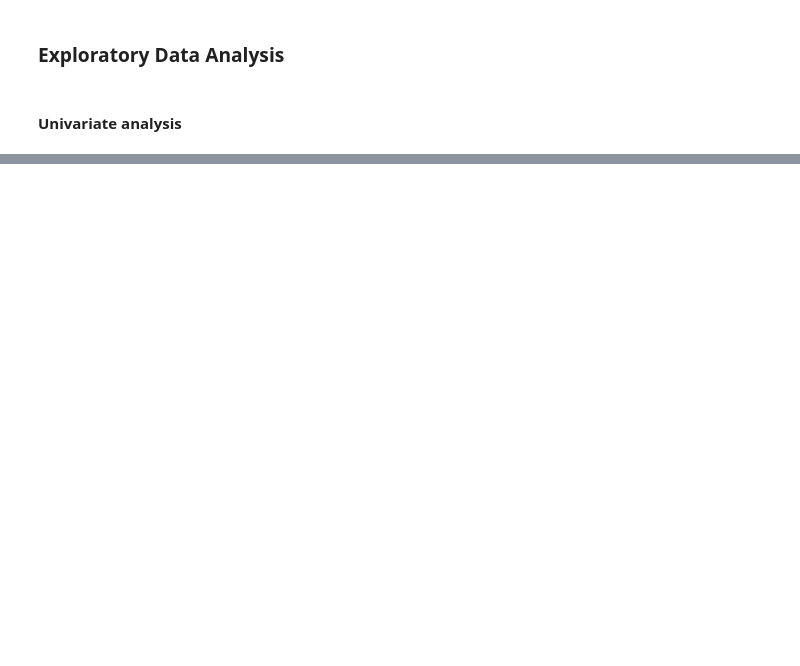
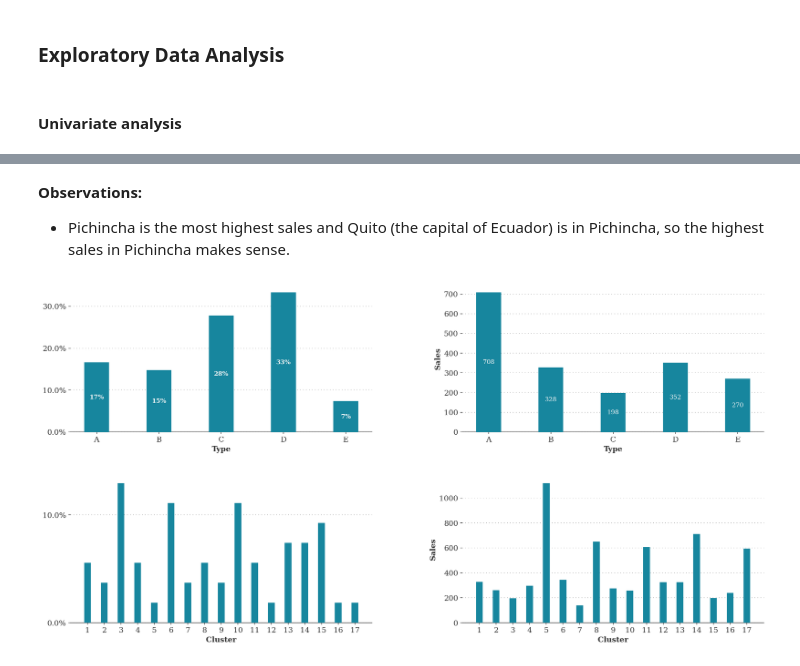
Before and after one commit to yejiseoung/Store_Time_Series_Forcasting, a Jupyter notebook: Store_Time_Series_Forcasting.ipynb, the cells around one changed output, grey strips where cells are left out. Saved outputs shown, nothing was run; the diff lists cells and outputs as text; code cells hidden in the pictures; blank space fills up the shorter version.

```diff
--- a/Store_Time_Series_Forcasting.ipynb
+++ b/Store_Time_Series_Forcasting.ipynb
@@ -980,0 +795,72 @@ df_train.head()
+# %% [markdown]
+__Observations:__
+- Pichincha is the most highest sales and Quito (the capital of Ecuador) is in Pichincha, so the highest sales in Pichincha makes sense.
+# %%
+fig = plt.figure(figsize=(20,10), dpi=150)
+fig.patch.set_facecolor('white')
+gs = fig.add_gridspec(2,2)
+gs.update(wspace=0.3, hspace=0.3)
+
+ax0 = fig.add_subplot(gs[0,0])
+ax1 = fig.add_subplot(gs[0,1])
+ax2 = fig.add_subplot(gs[1,0])
+ax3 = fig.add_subplot(gs[1,1])
+
+# ax0 - type
+data = pd.DataFrame(df_train['type'].value_counts())
+data['Percentage'] = data['type'].apply(lambda x: x/sum(data['type'])*100)
+data = data.sort_index()
+
+ax0.bar(np.arange(len(data)), height=data['Percentage'], zorder=3, color='#17869E', width=0.4)
+ax0.set_xticklabels(['', 'A', 'B', 'C', 'D', 'E'])
+ax0.yaxis.set_major_formatter(mtick.PercentFormatter())
+ax0.yaxis.set_major_locator(mtick.MultipleLocator(10))
+for i, j in zip([0,1,2,3,4], data['Percentage']):
+    ax0.annotate(f'{j:0.0f}%', xy=(i, j/2), color='#f6f6f6', horizontalalignment='center', verticalalignment='center', fontweight='bold')
+ax0.set_xlabel('Type', fontweight='bold', fontsize=12)
+ax0.grid(color='gray', linestyle=':', axis='y', zorder=0, dashes=(1,5))
+
+
+# ax1 - type vs. sales
+data = pd.DataFrame(df_train.groupby(['type'])['sales'].mean())
+data = data.sort_index()
+
+ax1.bar(np.arange(len(data)), height=data['sales'], zorder=3, color='#17869E', width=0.4)
+ax1.set_xticklabels(['', 'A', 'B', 'C', 'D', 'E'])
+for i, j in zip([0,1,2,3,4], data['sales']):
+    ax1.annotate(f'{j:0.0f}', xy=(i, j/2), color='#f6f6f6', horizontalalignment='center', verticalalignment='center')
+ax1.grid(color='gray', linestyle=':', axis='y', zorder=0, dashes=(1,5))
+ax1.set_xlabel('Type', fontweight='bold', fontsize=12)
+ax1.set_ylabel('Sales', fontweight='bold', fontsize=12)
+
+# ax2 - cluster
+data = pd.DataFrame(df_train['cluster'].value_counts())
+data['Percentage'] = data['cluster'].apply(lambda x: x/sum(data['cluster'])*100)
+data = data.sort_index()
+
+ax2.bar(np.arange(len(data)), height=data['Percentage'], zorder=3, color='#17869E', width=0.4)
+ax2.set_xticks(np.arange(len(data)))
+ax2.set_xticklabels(['1','2','3','4','5','6','7','8','9','10','11','12','13','14','15','16','17'])
+ax2.yaxis.set_major_formatter(mtick.PercentFormatter())
+ax2.yaxis.set_major_locator(mtick.MultipleLocator(10))
+ax2.set_xlabel('Cluster', fontweight='bold', fontsize=12)
+ax2.grid(color='gray', linestyle=':', axis='y', zorder=0, dashes=(1,5))
+
+
+# ax3 - cluster vs. sales
+data = pd.DataFrame(df_train.groupby(['cluster'])['sales'].mean())
+data = data.sort_index()
+
+ax3.bar(np.arange(len(data)), height=data['sales'], zorder=3, color='#17869E', width=0.4)
+ax3.set_xticks(np.arange(len(data)))
+ax3.set_xticklabels(['1','2','3','4','5','6','7','8','9','10','11','12','13','14','15','16','17'])
+ax3.set_xlabel('Cluster', fontweight='bold', fontsize=12)
+ax3.set_ylabel('Sales', fontweight='bold', fontsize=12)
+ax3.grid(color='gray', linestyle=':', axis='y', zorder=0, dashes=(1,5))
+
+
+for s in ['top', 'right', 'left']:
+    for i in range(0,4):
+        locals()['ax'+str(i)].spines[s].set_visible(False)
+# %% [output]
+[figure, added]
```
Also changed, not shown: parts of 44 cells of this notebook.
